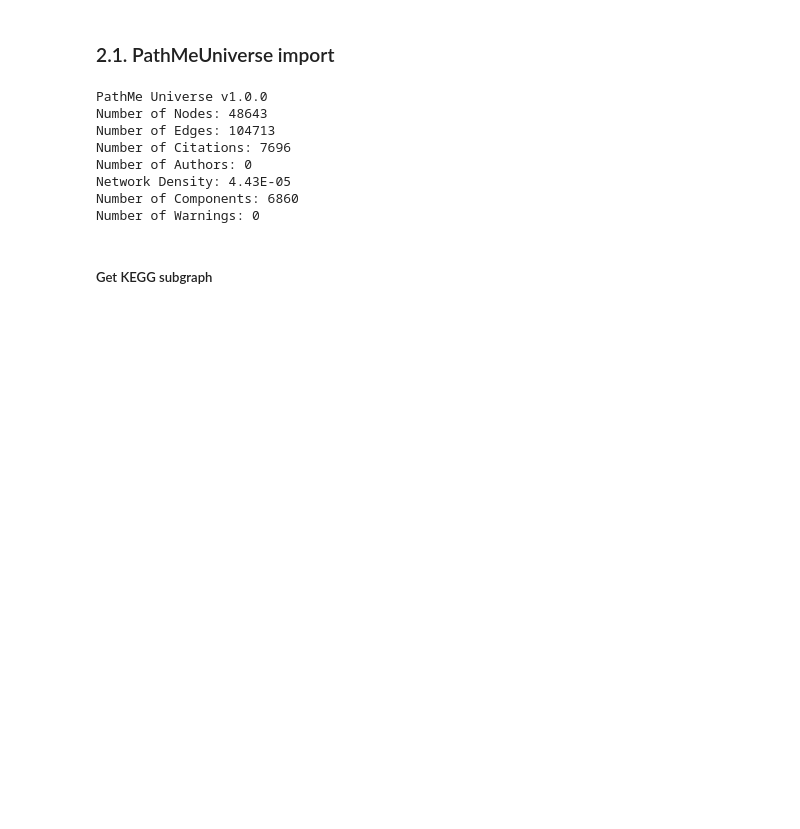
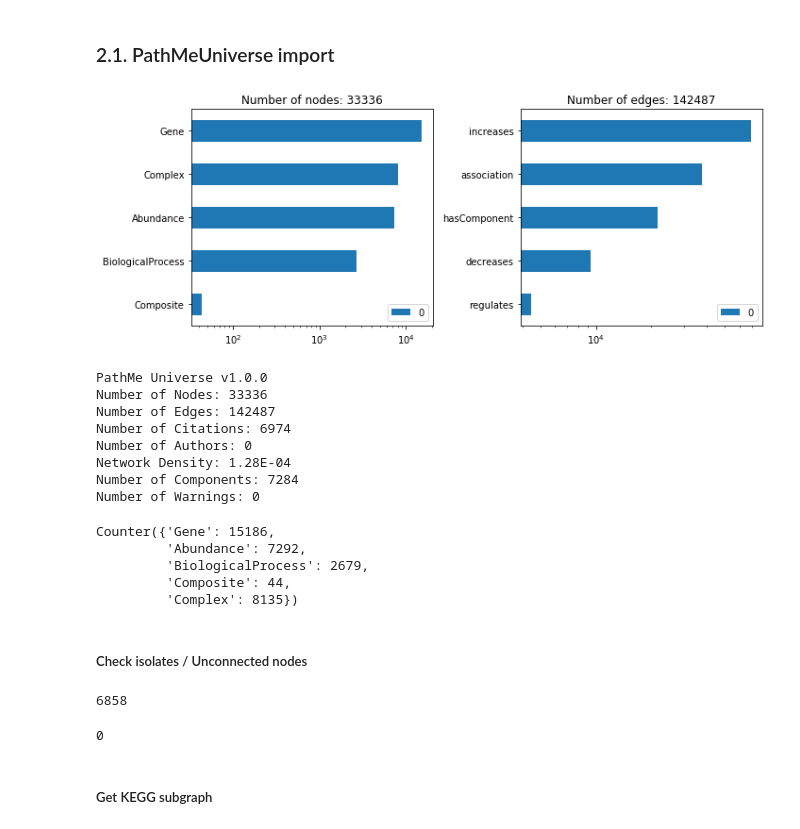
Before and after one commit to multipaths/Results, a Jupyter notebook: notebooks/random_cross_validation/by_db_validation/kegg/ValidationSet3_kegg.ipynb, the cells around one changed output. Drawn from its saved outputs; the diff is of its cells as text; code cells hidden in the pictures; blank space fills up the shorter version.

```diff
--- a/notebooks/random_cross_validation/by_db_validation/kegg/ValidationSet3_kegg.ipynb
+++ b/notebooks/random_cross_validation/by_db_validation/kegg/ValidationSet3_kegg.ipynb
@@ -63,15 +63,31 @@ dataset3_all_labels = get_labels_set_from_dict(dataset3_labels_by_omics)
 # %% [markdown]
 ### 2.1. PathMeUniverse import
 # %%
-pathme_universe_graph_no_flatten = pybel.from_pickle(os.path.join(PATHME_DIR, 'universe', 'pathme_universe_bel_graph_no_flatten.bel.pickle'))
+pathme_universe_graph_no_flatten = pybel.from_pickle(os.path.join(DATA_DIR, 'pickles', 'universe', 'pathme_universe_bel_graph.bel.pickle'))
-# %%
-pathme_universe_graph_no_flatten.summarize()
-# %% [output]
-PathMe Universe v1.0.0
-Number of Nodes: 48643
-Number of Edges: 104713
-Number of Citations: 7696
-Number of Authors: 0
-Network Density: 4.43E-05
-Number of Components: 6860
-Number of Warnings: 0
+# %%
+plot_summary(pathme_universe_graph_no_flatten, plt, figsize=(10, 4))
+plt.show()
+
+pathme_universe_graph_no_flatten.summarize()
+count_functions(pathme_universe_graph_no_flatten)
+# %% [output]
+[figure, added]
+PathMe Universe v1.0.0
+Number of Nodes: 33336
+Number of Edges: 142487
+Number of Citations: 6974
+Number of Authors: 0
+Network Density: 1.28E-04
+Number of Components: 7284
+Number of Warnings: 0
+Counter({'Gene': 15186,
+         'Abundance': 7292,
+         'BiologicalProcess': 2679,
+         'Composite': 44,
+         'Complex': 8135})
+# %% [markdown]
+##### Check isolates / Unconnected nodes
+# %%
+nx.number_of_isolates(pathme_universe_graph_no_flatten)
+# %% [output]
+6858
@@ -78,3 +99,7 @@ Number of Warnings: 0
+# %%
+nx.number_of_isolates(pathme_universe_graph_no_flatten)
+# %% [output]
+0
 # %% [markdown]
 ##### Get KEGG subgraph
 # %%
```
Also changed, not shown: parts of 102 cells of this notebook, 3 other files.
